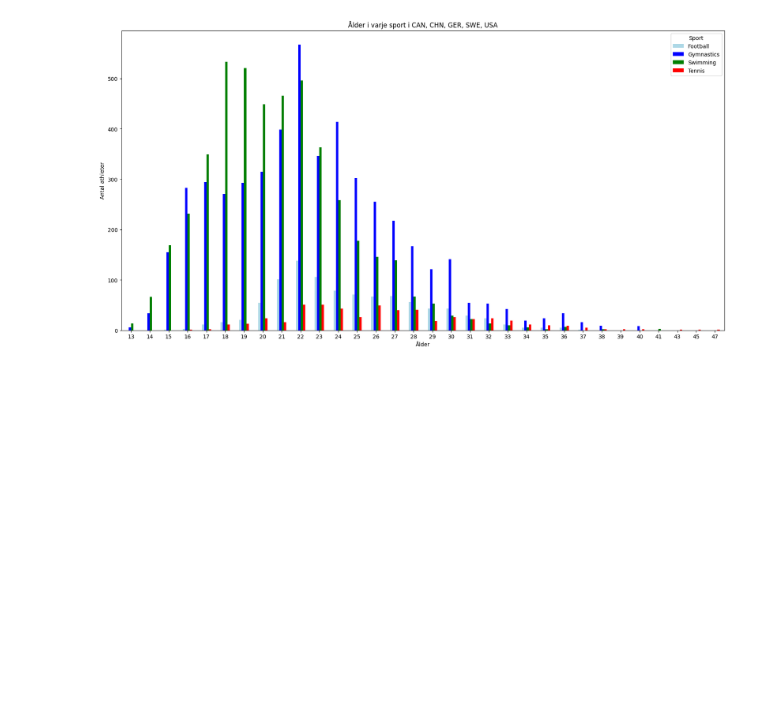
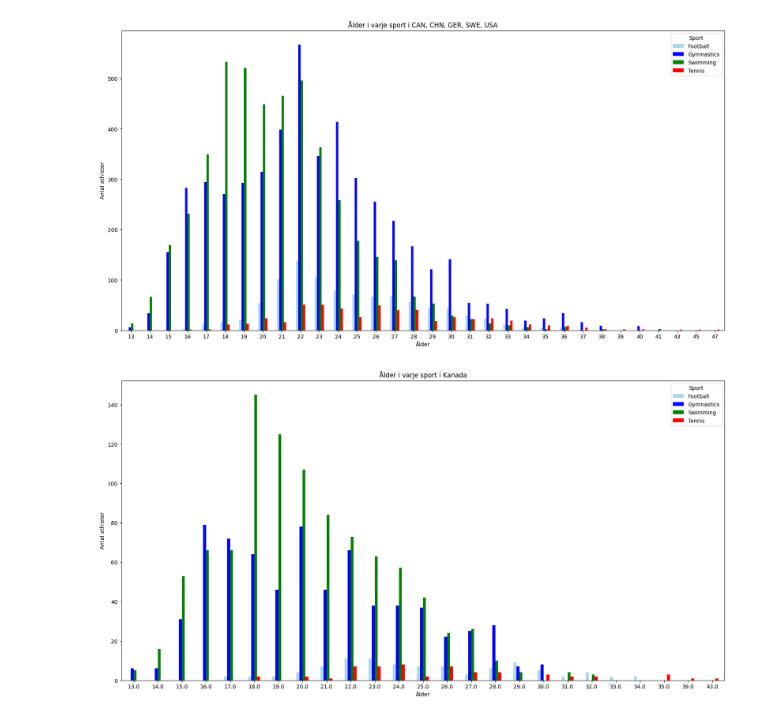
Before and after one commit to Granit-Nite/OS_KanadaNY, a Jupyter notebook: uppgiften.ipynb, the cells around one changed output. Drawn from its saved outputs; the diff is of its cells as text; code cells hidden in the pictures; blank space fills up the shorter version.

Commit message:
Changes to uppgiften kanada sport ålder

```diff
--- a/uppgiften.ipynb
+++ b/uppgiften.ipynb
@@ -286,3 +302,24 @@ Try using .loc[row_indexer,col_indexer] = value instead
 See the caveats in the documentation: https://pandas.pydata.org/pandas-docs/stable/user_guide/indexing.html#returning-a-view-versus-a-copy
   sports['Age'] = sports['Age'].astype(int)
 [figure]
+# %%
+sportscan = df2[df2["Sport"].isin(["Swimming", "Tennis", "Football", "Gymnastics"])&df2["NOC"].isin(["CAN"])]
+
+
+four_sports = sportscan.pivot_table(index = "Age", columns= ["Sport"],aggfunc= "size")
+
+
+
+
+
+# Skapa ett stapeldiagram
+four_sports.plot(kind='bar', figsize=(20, 10), color=['lightblue', 'blue', 'green', 'red'], stacked=False)
+plt.ylabel("Antal athleter")
+plt.xlabel("Ålder")
+
+plt.title("Ålder i varje sport i Kanada")
+plt.legend(title='Sport')
+plt.xticks(rotation=0)
+plt.show()
+# %% [output]
+[figure, added]
```
Also changed, not shown: parts of 1 cell of this notebook.
